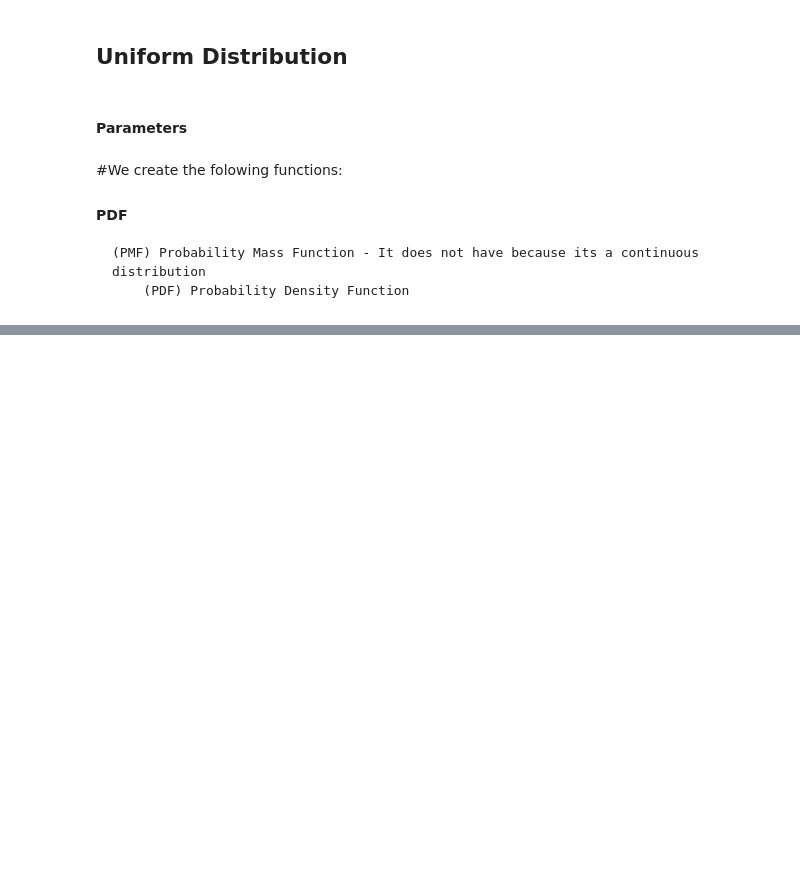
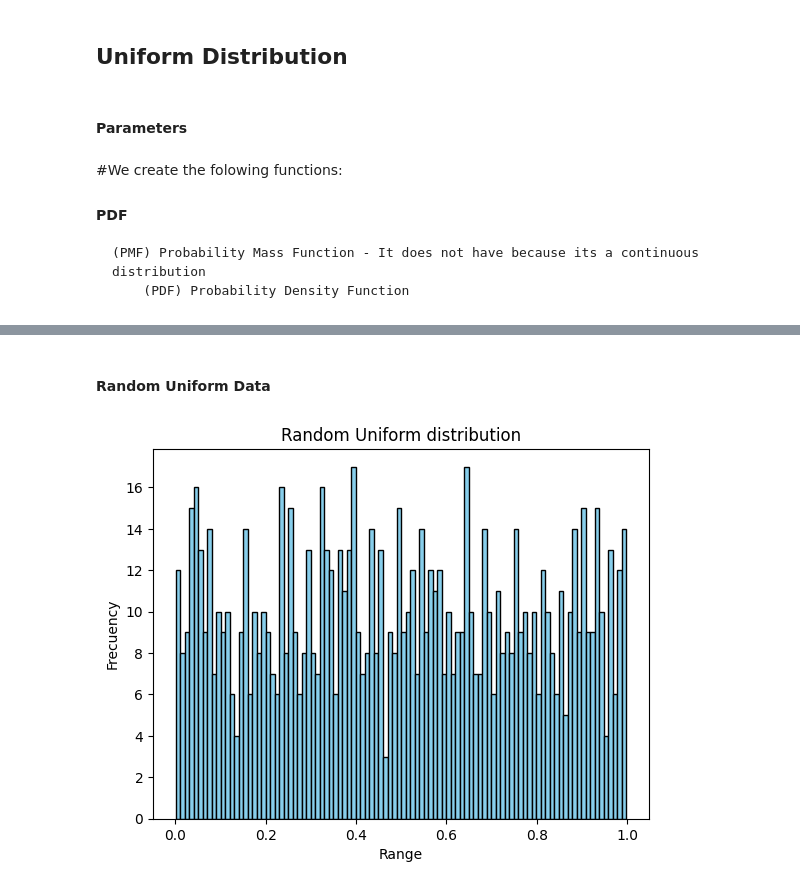
Before and after one commit to gutierenmanuel/probability-distribution-exercises-project-with-python, a Jupyter notebook: notebook/problems.ipynb, the cells around one changed output, grey strips where cells are left out. Cells and saved outputs as stored; diff of their text form; code cells hidden in the pictures; blank space fills up the shorter version.

```diff
--- a/notebook/problems.ipynb
+++ b/notebook/problems.ipynb
@@ -312,0 +318,24 @@ data_uniform_ppf = uniform_ppf(random_uniform_data, a, b)
+# %% [markdown]
+#### Random Uniform Data
+# %%
+import numpy as np
+
+# Define the parameters of the range
+a = 0
+b = 1
+
+#Create the random variables for uniform distribution
+random_uniform_data = np.random.uniform(a, b, size=1000)
+
+# Graphic the uniform distribution
+plt.hist(random_uniform_data, bins=100, color='skyblue', edgecolor='black')
+
+# Personalizate the graphic
+plt.title('Random Uniform distribution')
+plt.xlabel('Range')
+plt.ylabel('Frecuency')
+
+# Show the histogram
+plt.show()
+# %% [output]
+[figure, added]
```
Also changed, not shown: parts of 10 cells of this notebook.
